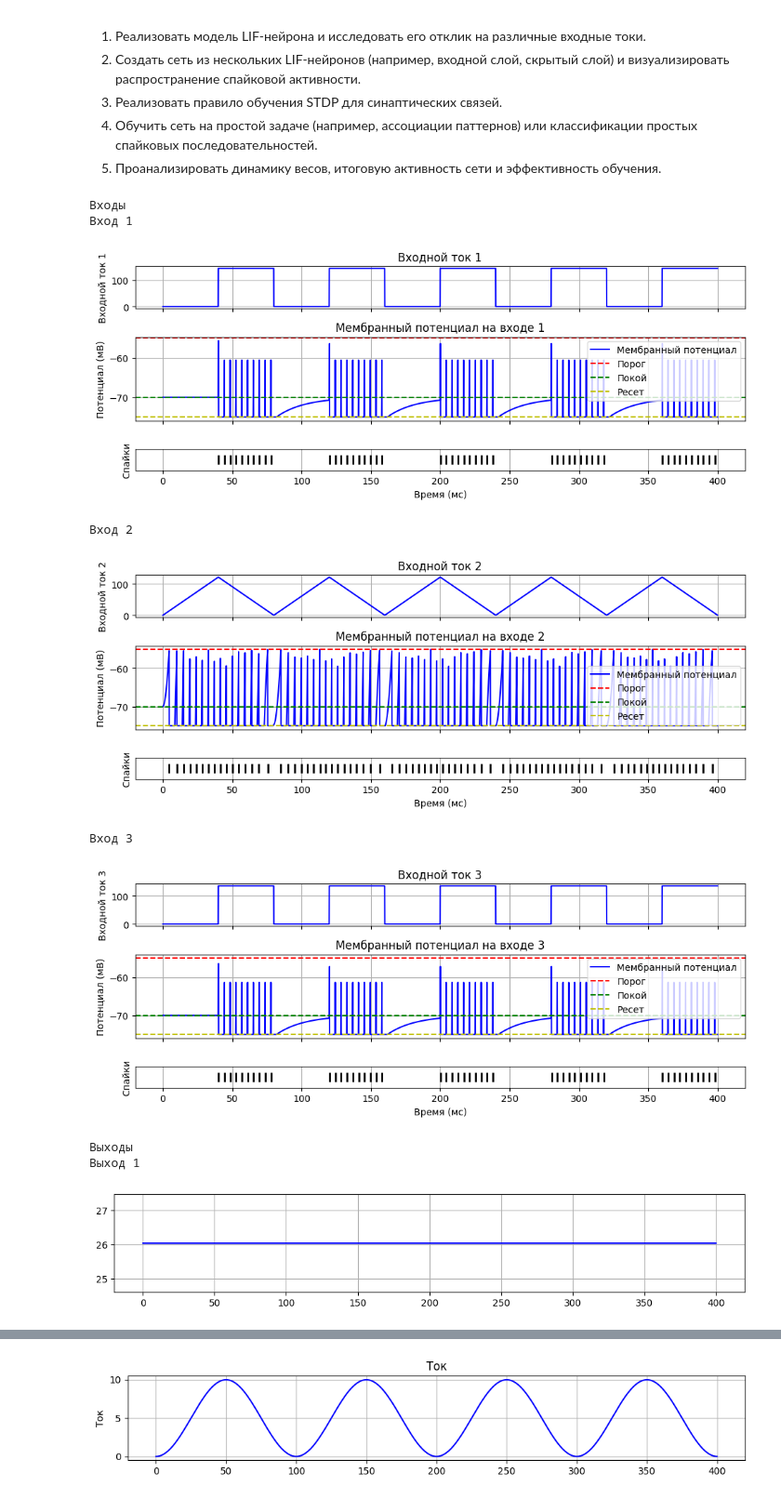
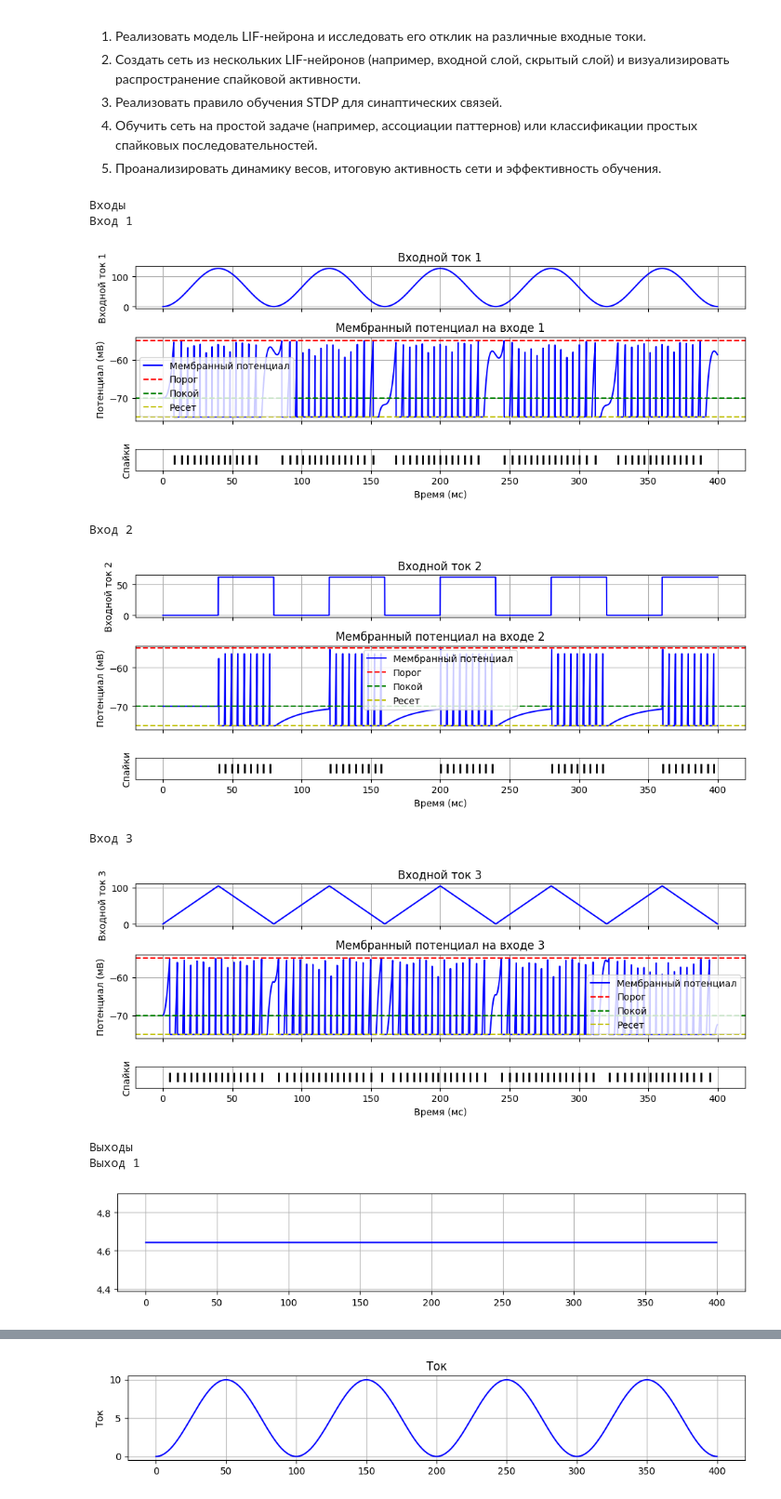
Before and after one commit to TheTangerineOwl/NN_Lab2, a Jupyter notebook: SNN.ipynb, the cells around one changed output, grey strips where cells are left out. Shown at 93% size. Drawn from its saved outputs; the diff is of its cells as text; code cells hidden in the pictures.

```diff
--- a/SNN.ipynb
+++ b/SNN.ipynb
@@ -267,41 +267,46 @@ if __name__ == "__main__":
     I_inj = []
 
     f=5
+    # for i in range(n_inputs):
+    #     signal = np.random.choice(['sin', 'step', 'triangle'])
+    #     I_inj.append(get_I_from_type(t_range, signal, A=np.random.randint(50,151), f=f))
+
+    types = ['sin', 'step', 'triangle']
     for i in range(n_inputs):
-        signal = np.random.choice(['sin', 'step', 'triangle'])
+        signal = types[i % 3]
         I_inj.append(get_I_from_type(t_range, signal, A=np.random.randint(50,151), f=f))
 
     weights = SNNNetwork.init_weights(n_inputs, n_outputs, set=False, normal=False, A=50)#, normal=False, A=150)
 
     model = SNNNetwork(n_inputs, n_outputs, t_range, I_inj, weights, dval)
 
     # model.T = T
     model.A_p = 0.02
     model.A_m = 0.02 * 1.1
     model.tau_p = 0.01
     model.tau_m = 0.02
 
     model.simulate()
 
     print('Входы')
     for i, input in enumerate(model.inputs):
         print(f'Вход {i + 1}')
         plot_neuron_activity(t_range, input.v_trace, input.spike_times, f'Мембранный потенциал на входе {i + 1}',
                              top=True, top_label=f'Входной ток {i + 1}', top_func=I_inj[i])
     print('Выходы')
     for j, output in enumerate(model.outputs):
         print(f'Выход {j + 1}')
         for i in range(n_inputs):
             timeplot(t_range, model.weight_history[i][j], height=2)
         plot_neuron_activity(t_range, output.v_trace, output.spike_times, f'Мембранный потенциал на выходе {j + 1}')
 # %% [output]
 Входы
 Вход 1
-[figure, old version]
+[figure, new version]
 Вход 2
-[figure, old version]
+[figure, new version]
 Вход 3
-[figure, old version]
+[figure, new version]
 Выходы
 Выход 1
-[figure, old version]
+[figure, new version]
```
Also changed, not shown: parts of 13 cells of this notebook.
